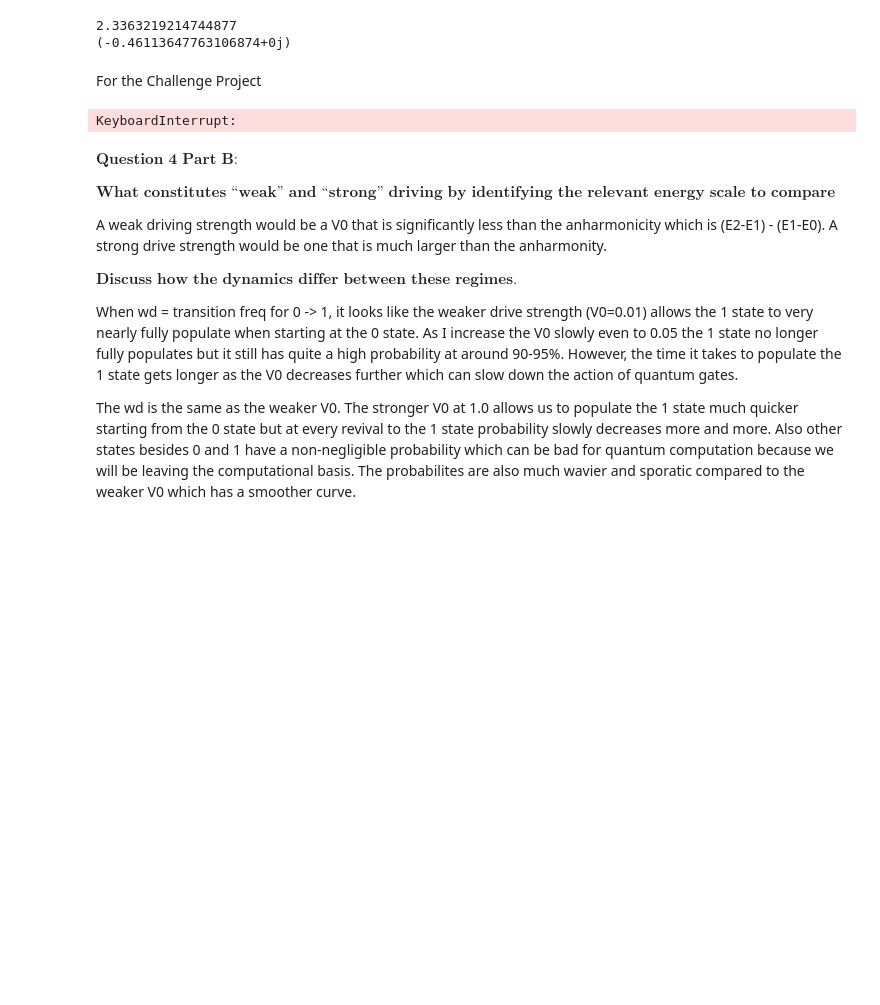
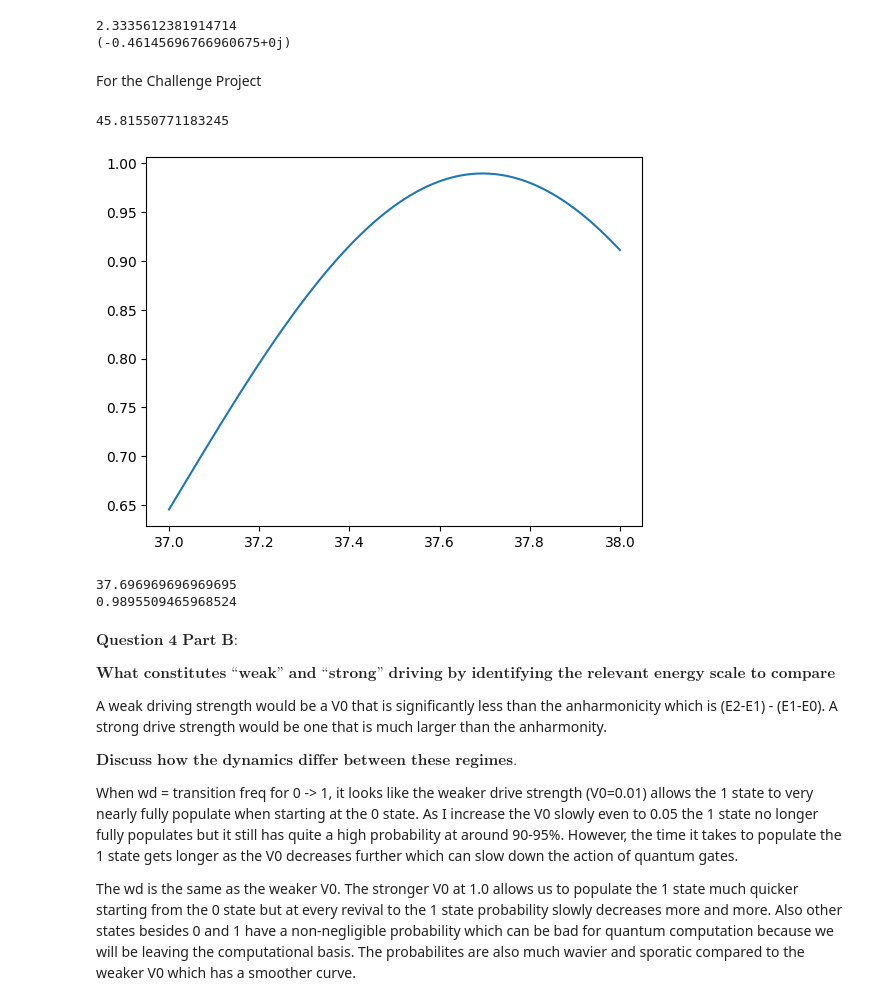
Before and after one commit to Idden/Quantum-Internship, a Jupyter notebook: ECE394_QH_Problem_Sets/problem_set_1/ps1_4.ipynb, the cells around one changed output. Saved outputs shown, nothing was run; the diff lists cells and outputs as text; code cells hidden in the pictures; blank space fills up the shorter version.

Commit message:
challenge project fidelity solved

```diff
--- a/ECE394_QH_Problem_Sets/problem_set_1/ps1_4.ipynb
+++ b/ECE394_QH_Problem_Sets/problem_set_1/ps1_4.ipynb
@@ -11,7 +11,7 @@ mass = 1
 lamb = 1
 
 # creation and annihilation operators
-N = 15
+N = 20
 adag = qt.create(N)
 a = qt.destroy(N)
 
@@ -40,35 +40,51 @@ print(wd)
 x01 = complex((eigenstates[0].dag() * x_op * eigenstates[1]))
 print(x01)
 # %% [output]
-2.3363219214744877
-(-0.46113647763106874+0j)
+2.3335612381914714
+(-0.46145696766960675+0j)
 # %% [markdown]
 For the Challenge Project
+# %%
+detuning = (eigenvalues[2] - eigenvalues[1]) - (eigenvalues[1] - eigenvalues[0])
+tg_correct = 2 * np.pi * 4 / detuning
+print(tg_correct)
+# %% [output]
+45.81550771183245
 # %%
 fidelity_list = []
-tglist = np.linspace(5, 30, 300)
+tglist = np.linspace(37, 38, 100)
 for tg in tglist:
     V0 = np.pi / (np.abs(x01) * tg)
     tlist_tg = np.linspace(0, tg, 200)
 
     args = {"V0": V0, "wd": wd, "phi": 0}
     H = [H0, [x_op, drive]]
-    options = qt.Options(store_states=True)
-    projs = [eigenstates[n] * eigenstates[n].dag() for n in range(2)]
-    psi_t = qt.sesolve(H, eigenstates[0], tlist_tg, args=args, e_ops=projs, options=options)
+    psi_t0 = qt.sesolve(H, eigenstates[0], tlist_tg, args=args)
+    psi_t1 = qt.sesolve(H, eigenstates[1], tlist_tg, args=args)
 
-    U_sim = psi_t.states[-1] * eigenstates[0].dag() + psi_t.states[-1] * eigenstates[1].dag()
-    proj_U_sim = qt.Qobj([[eigenstates[0].dag() * U_sim * eigenstates[0], eigenstates[0].dag() * U_sim * eigenstates[1]],
-                          [eigenstates[1].dag() * U_sim * eigenstates[0], eigenstates[1].dag() * U_sim * eigenstates[1]]])
+    psi_f0 = psi_t0.states[-1]
+    psi_f1 = psi_t1.states[-1]
+
+    U_sim_proj = qt.Qobj([
+        [eigenstates[0].overlap(psi_f0), eigenstates[0].overlap(psi_f1)],
+        [eigenstates[1].overlap(psi_f0), eigenstates[1].overlap(psi_f1)]
+    ])
+
     U_targ = qt.sigmax()
-
-    fidelity = qt.average_gate_fidelity(proj_U_sim, U_targ)
-    fidelity_list.append(fidelity)
+    fidelity = qt.average_gate_fidelity(U_sim_proj, U_targ)
+    fidelity_list.append(np.real(fidelity))
 
 plt.plot(tglist, fidelity_list)
 plt.show()
 # %% [output]
-KeyboardInterrupt:
+[figure, added]
+# %%
+index = np.argmax(fidelity_list)
+print(tglist[index])
+print(fidelity_list[index])
+# %% [output]
+37.696969696969695
+0.9895509465968524
 # %% [markdown]
 $\textbf{Question 4 Part B:}$
 
```
Also changed, not shown: 1 other file.
